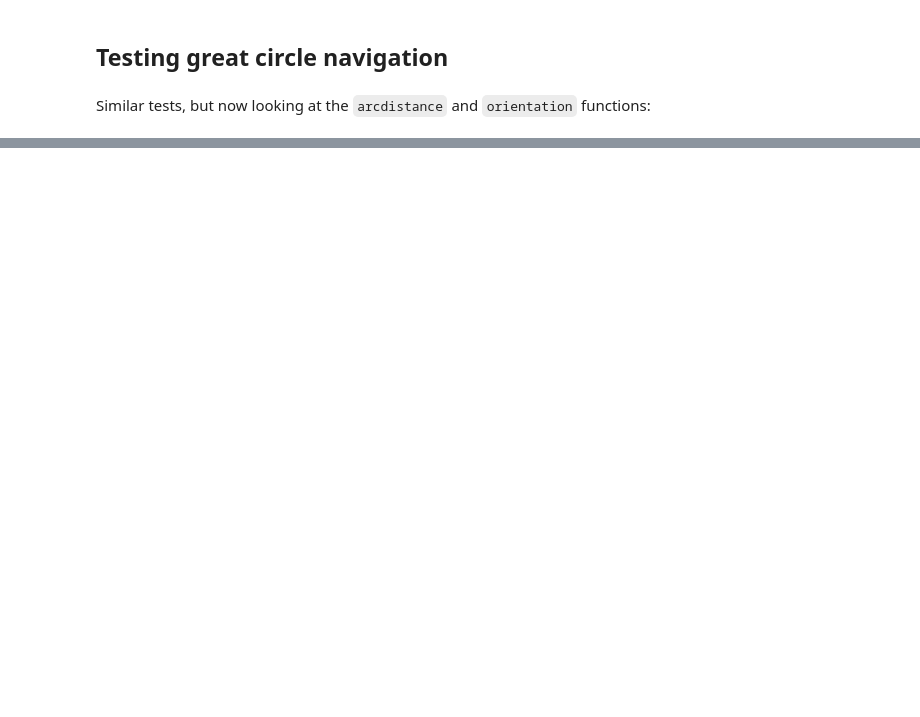
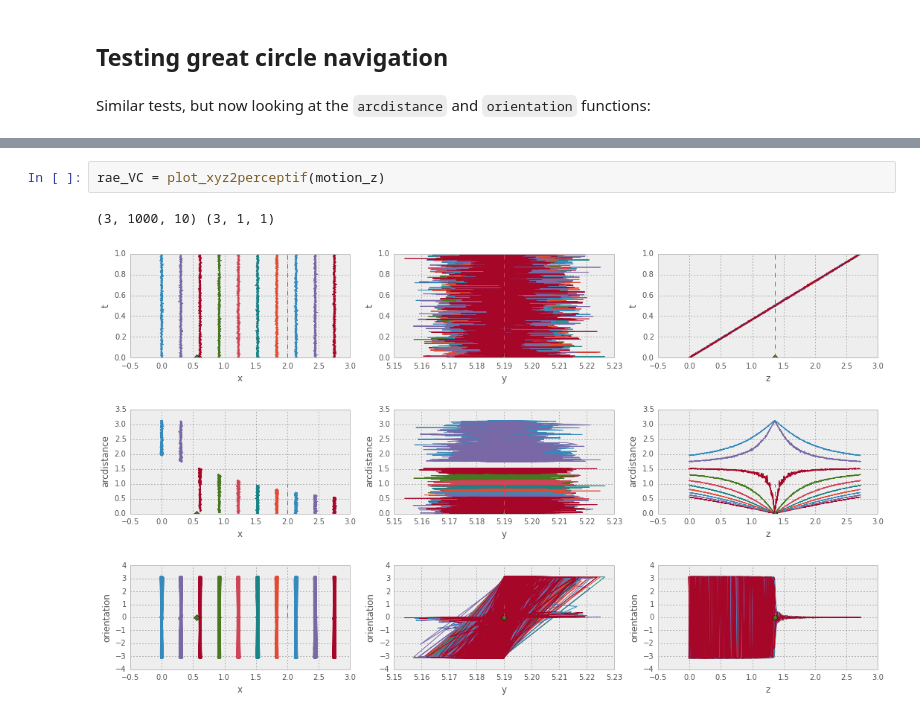
Before and after one commit to NaturalPatterns/2013_Tropique, a Jupyter notebook: test_coordonees_perceptives.ipynb, the cells around one changed output, grey strips where cells are left out. Drawn from its saved outputs; the diff is of its cells as text; blank space fills up the shorter version.

```diff
--- a/test_coordonees_perceptives.ipynb
+++ b/test_coordonees_perceptives.ipynb
@@ -176,0 +226,5 @@ plot_xyz2perceptif(motion_x)
+# %%
+rae_VC = plot_xyz2perceptif(motion_z)
+# %% [output]
+(3, 1000, 10) (3, 1, 1)
+[figure, added]
```
Also changed, not shown: parts of 19 cells of this notebook, 6 other files.
